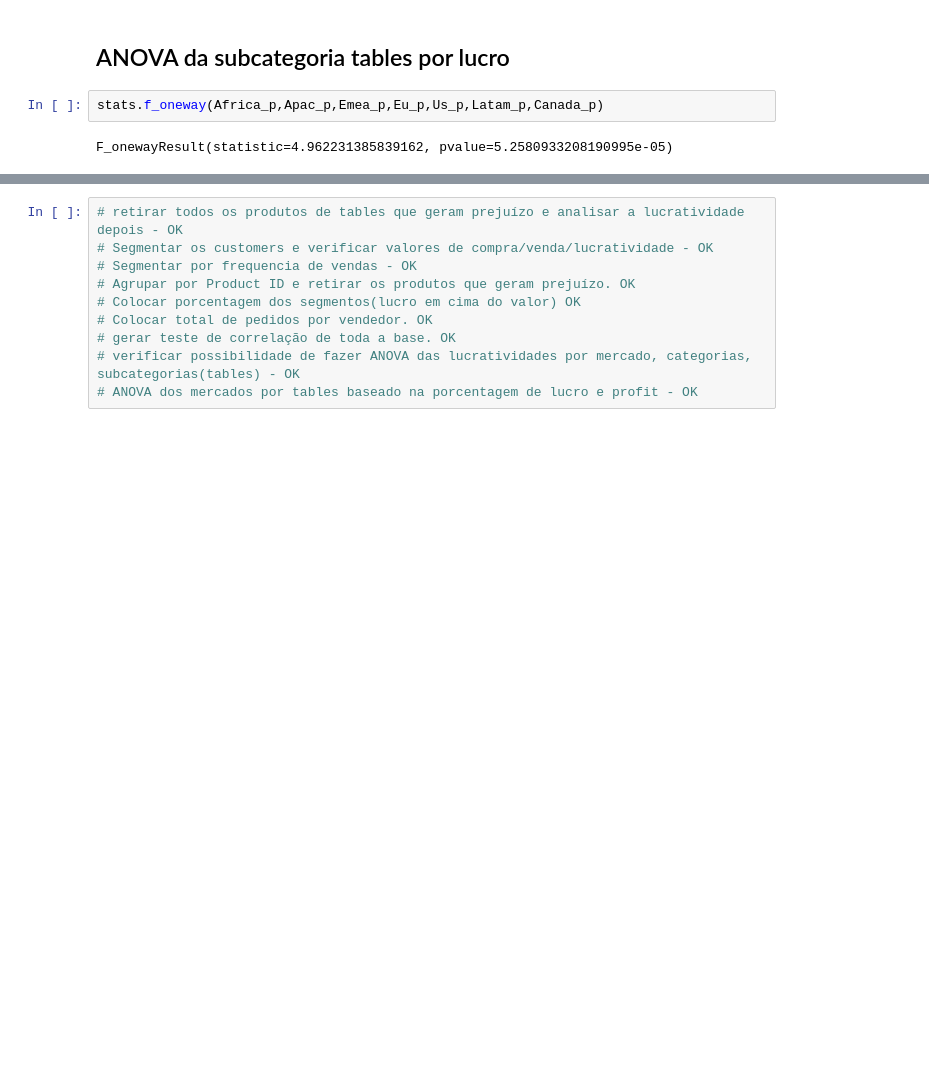
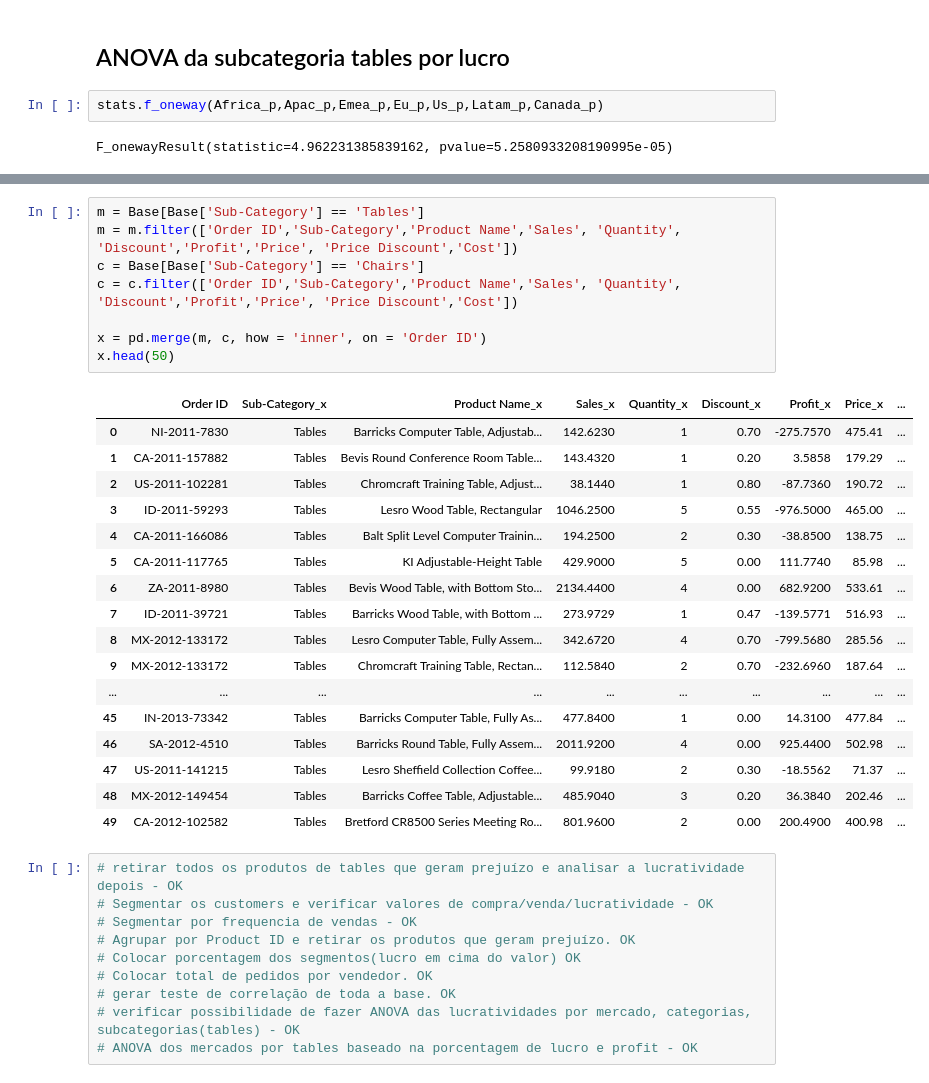
Before and after one commit to Vander-ST/SeminarioMBA, a Jupyter notebook: seminario2.ipynb, the cells around one changed output, grey strips where cells are left out. Drawn from its saved outputs; the diff is of its cells as text; blank space fills up the shorter version.

Commit message:
merge

```diff
--- a/seminario2.ipynb
+++ b/seminario2.ipynb
@@ -606,3 +616,29 @@ F_onewayResult(statistic=4.962231385839162, pvalue=5.2580933208190995e-05)
+# %%
+m = Base[Base['Sub-Category'] == 'Tables']
+m = m.filter(['Order ID','Sub-Category','Product Name','Sales', 'Quantity', 'Discount','Profit','Price', 'Price Discount','Cost'])
+c = Base[Base['Sub-Category'] == 'Chairs']
+c = c.filter(['Order ID','Sub-Category','Product Name','Sales', 'Quantity', 'Discount','Profit','Price', 'Price Discount','Cost'])
+
+x = pd.merge(m, c, how = 'inner', on = 'Order ID')
+x.head(50)
+# %% [output]
+|  | Order ID | Sub-Category_x | Product Name_x | Sales_x | Quantity_x | Discount_x | Profit_x | Price_x | ... |
+| 0 | NI-2011-7830 | Tables | Barricks Computer Table, Adjustab... | 142.6230 | 1 | 0.70 | -275.7570 | 475.41 | ... |
+| 1 | CA-2011-157882 | Tables | Bevis Round Conference Room Table... | 143.4320 | 1 | 0.20 | 3.5858 | 179.29 | ... |
+| 2 | US-2011-102281 | Tables | Chromcraft Training Table, Adjust... | 38.1440 | 1 | 0.80 | -87.7360 | 190.72 | ... |
+| 3 | ID-2011-59293 | Tables | Lesro Wood Table, Rectangular | 1046.2500 | 5 | 0.55 | -976.5000 | 465.00 | ... |
+| 4 | CA-2011-166086 | Tables | Balt Split Level Computer Trainin... | 194.2500 | 2 | 0.30 | -38.8500 | 138.75 | ... |
+| 5 | CA-2011-117765 | Tables | KI Adjustable-Height Table | 429.9000 | 5 | 0.00 | 111.7740 | 85.98 | ... |
+| 6 | ZA-2011-8980 | Tables | Bevis Wood Table, with Bottom Sto... | 2134.4400 | 4 | 0.00 | 682.9200 | 533.61 | ... |
+| 7 | ID-2011-39721 | Tables | Barricks Wood Table, with Bottom ... | 273.9729 | 1 | 0.47 | -139.5771 | 516.93 | ... |
+| 8 | MX-2012-133172 | Tables | Lesro Computer Table, Fully Assem... | 342.6720 | 4 | 0.70 | -799.5680 | 285.56 | ... |
+| 9 | MX-2012-133172 | Tables | Chromcraft Training Table, Rectan... | 112.5840 | 2 | 0.70 | -232.6960 | 187.64 | ... |
+| ... | ... | ... | ... | ... | ... | ... | ... | ... | ... |
+| 45 | IN-2013-73342 | Tables | Barricks Computer Table, Fully As... | 477.8400 | 1 | 0.00 | 14.3100 | 477.84 | ... |
+| 46 | SA-2012-4510 | Tables | Barricks Round Table, Fully Assem... | 2011.9200 | 4 | 0.00 | 925.4400 | 502.98 | ... |
+| 47 | US-2011-141215 | Tables | Lesro Sheffield Collection Coffee... | 99.9180 | 2 | 0.30 | -18.5562 | 71.37 | ... |
+| 48 | MX-2012-149454 | Tables | Barricks Coffee Table, Adjustable... | 485.9040 | 3 | 0.20 | 36.3840 | 202.46 | ... |
+| 49 | CA-2012-102582 | Tables | Bretford CR8500 Series Meeting Ro... | 801.9600 | 2 | 0.00 | 200.4900 | 400.98 | ... |
 # %%
 # retirar todos os produtos de tables que geram prejuízo e analisar a lucratividade depois - OK
 # Segmentar os customers e verificar valores de compra/venda/lucratividade - OK
```
Also changed, not shown: parts of 1 cell of this notebook.
